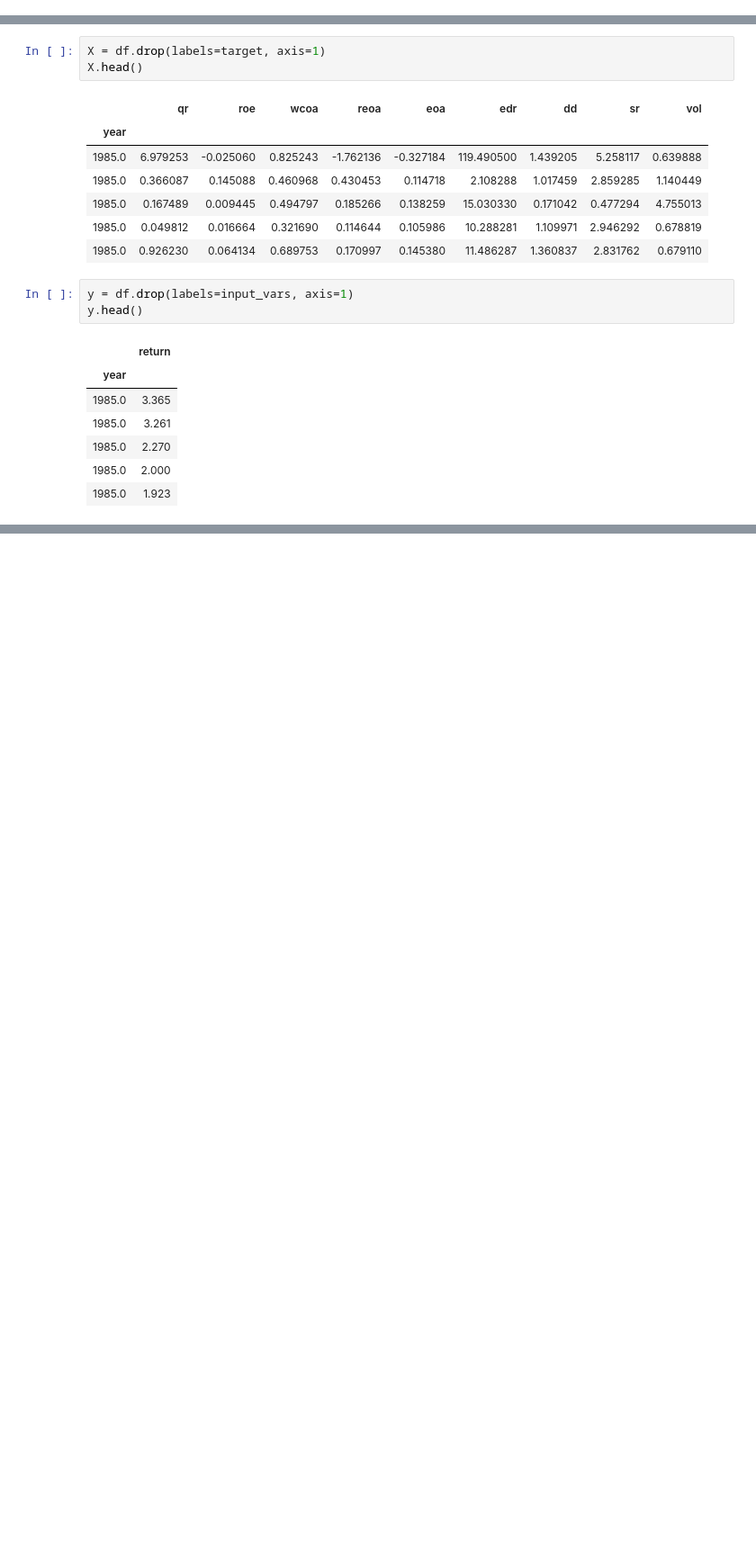
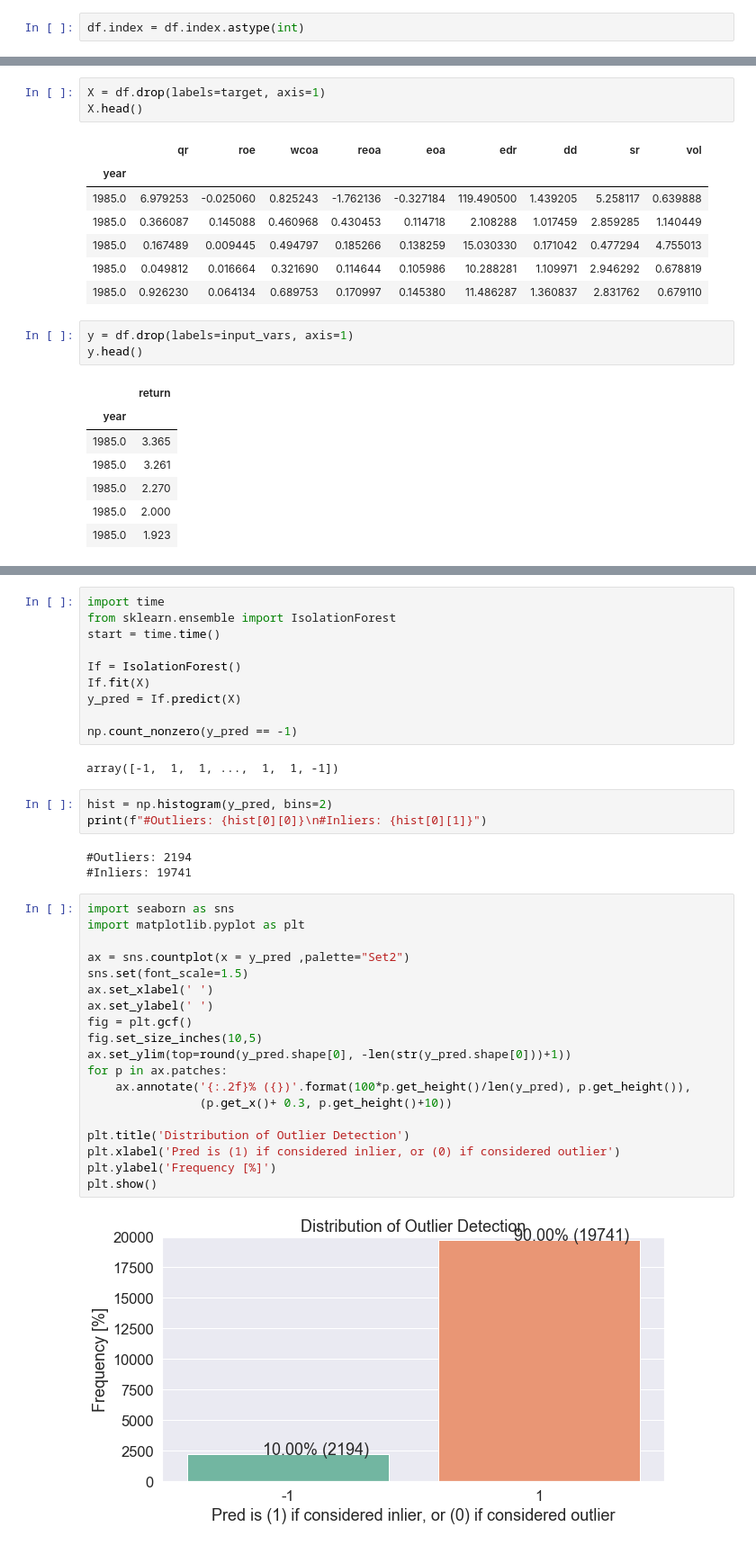
Before and after one commit to lukaszbinden/mli, a Jupyter notebook: assignments/assignments_level_two/Module 4 Assignment 1.ipynb, the cells around one changed output, grey strips where cells are left out. Shown at 90% size. Drawn from its saved outputs; the diff is of its cells as text; blank space fills up the shorter version.

```diff
--- a/assignments/assignments_level_two/Module 4 Assignment 1.ipynb
+++ b/assignments/assignments_level_two/Module 4 Assignment 1.ipynb
@@ -13,6 +17,8 @@ df.head()
 | NaN | NaN | NaN | NaN | NaN | NaN | NaN | NaN | NaN | NaN | NaN |
 | 1985.0 | 0.366087 | 0.145088 | 0.460968 | 0.430453 | 0.114718 | 2.108288 | 1.017459 | 2.859285 | 1.140449 | 3.261 |
 | NaN | NaN | NaN | NaN | NaN | NaN | NaN | NaN | NaN | NaN | NaN |
+# %%
+df.index = df.index.astype(int)
 # %%
 df.shape
 # %% [output]
@@ -84,0 +118,39 @@ Series([], dtype: int64)
+# %%
+import time
+from sklearn.ensemble import IsolationForest
+start = time.time()
+
+If = IsolationForest()
+If.fit(X)
+y_pred = If.predict(X)
+
+np.count_nonzero(y_pred == -1)
+# %% [output]
+array([-1,  1,  1, ...,  1,  1, -1])
+# %%
+hist = np.histogram(y_pred, bins=2)
+print(f"#Outliers: {hist[0][0]}\n#Inliers: {hist[0][1]}")
+# %% [output]
+#Outliers: 2194
+#Inliers: 19741
+# %%
+import seaborn as sns
+import matplotlib.pyplot as plt
+
+ax = sns.countplot(x = y_pred ,palette="Set2")
+sns.set(font_scale=1.5)
+ax.set_xlabel(' ')
+ax.set_ylabel(' ')
+fig = plt.gcf()
+fig.set_size_inches(10,5)
+ax.set_ylim(top=round(y_pred.shape[0], -len(str(y_pred.shape[0]))+1))
+for p in ax.patches:
+    ax.annotate('{:.2f}% ({})'.format(100*p.get_height()/len(y_pred), p.get_height()),
+                (p.get_x()+ 0.3, p.get_height()+10))
+
+plt.title('Distribution of Outlier Detection')
+plt.xlabel('Pred is (1) if considered inlier, or (0) if considered outlier')
+plt.ylabel('Frequency [%]')
+plt.show()
+# %% [output]
+[figure, added]
```
Also changed, not shown: parts of 6 cells of this notebook, 1 other file.
